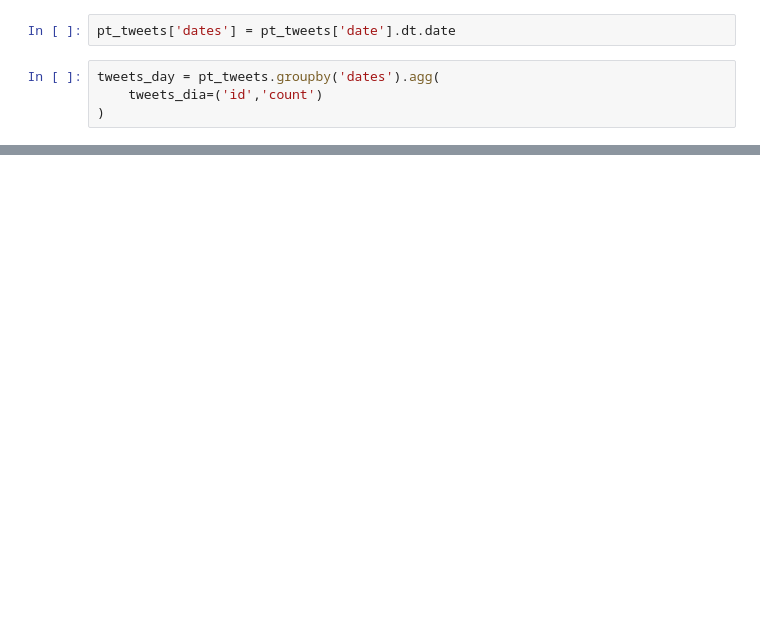
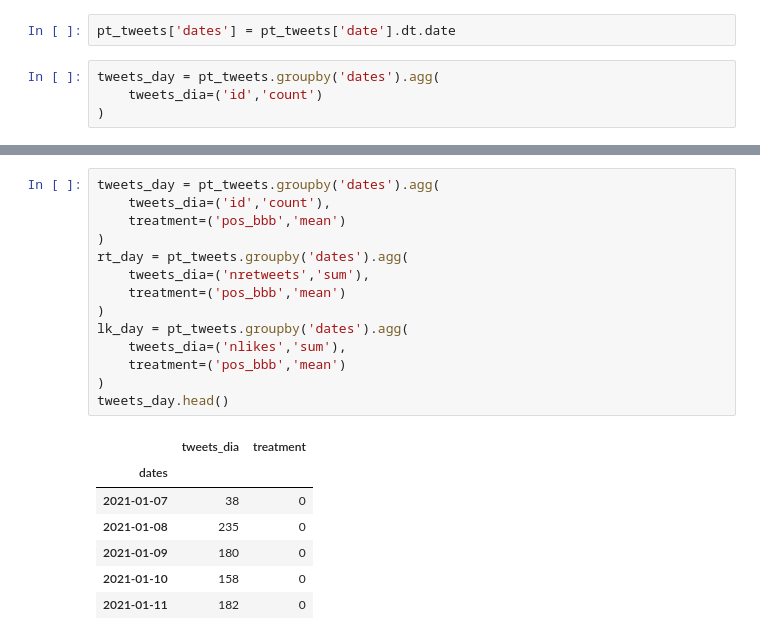
Before and after one commit to tiagofer/comportamento_marcas_bbb, a Jupyter notebook: extract_twiiter.ipynb, the cells around one changed output, grey strips where cells are left out. Cells and saved outputs as stored; diff of their text form; blank space fills up the shorter version.

```diff
--- a/extract_twiiter.ipynb
+++ b/extract_twiiter.ipynb
@@ -302,0 +392,22 @@ fig.add_annotation(
+# %%
+tweets_day = pt_tweets.groupby('dates').agg(
+    tweets_dia=('id','count'),
+    treatment=('pos_bbb','mean')
+)
+rt_day = pt_tweets.groupby('dates').agg(
+    tweets_dia=('nretweets','sum'),
+    treatment=('pos_bbb','mean')
+)
+lk_day = pt_tweets.groupby('dates').agg(
+    tweets_dia=('nlikes','sum'),
+    treatment=('pos_bbb','mean')
+)
+tweets_day.head()
+# %% [output]
+|  | tweets_dia | treatment |
+| dates |  |  |
+| 2021-01-07 | 38 | 0 |
+| 2021-01-08 | 235 | 0 |
+| 2021-01-09 | 180 | 0 |
+| 2021-01-10 | 158 | 0 |
+| 2021-01-11 | 182 | 0 |
```
Also changed, not shown: parts of 21 cells of this notebook.
